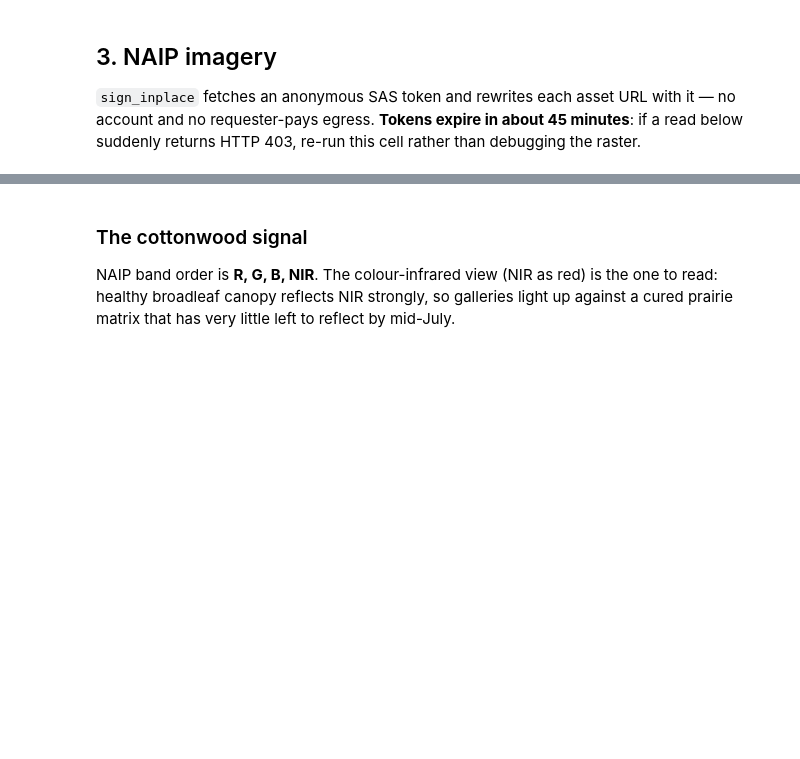
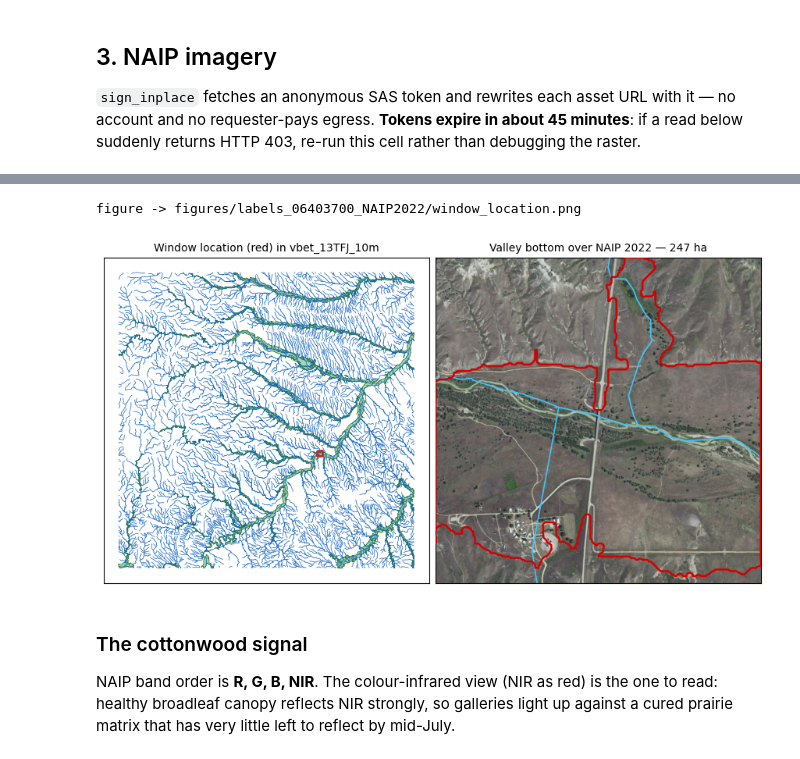
Before and after one commit to CU-ESIIL/Public-Observing-Unci-Maka, a Jupyter notebook: notebooks/PineRidge/03_NAIP_Segmentation_Labels.ipynb, the cells around one changed output, grey strips where cells are left out. Saved outputs shown, nothing was run; the diff lists cells and outputs as text; code cells hidden in the pictures; blank space fills up the shorter version.

```diff
--- a/notebooks/PineRidge/03_NAIP_Segmentation_Labels.ipynb
+++ b/notebooks/PineRidge/03_NAIP_Segmentation_Labels.ipynb
@@ -115,9 +118,9 @@ year, or the full 13TFJ tile is an edit here and nowhere else.
 # ---- Which VBET run supplies the valley bottom ----
 # "smoketest_redshirt" is the 20 x 20 km box from 01s and is what exists today.
 # When Phase 1b finishes set this to "vbet_13TFJ"; nothing else in this notebook changes.
-VBET_RUN   = "smoketest_redshirt"
+VBET_RUN   = "vbet_13TFJ_10m"
 VBET_DIR   = DATA_DIR / VBET_RUN
-VBET_RES_M = 30                      # resolution the VBET rasters were built at
+VBET_RES_M = 10                      # resolution the VBET rasters were built at
 
 # ---- The analysis window ----
 # NAIP at 60 cm is ~2,800 pixels per km per band, so we work a window at a time.
@@ -310,3 +338,33 @@ print(f"Chip: {naip.shape} {naip.dtype} — {H * W / 1e6:.1f} M pixels in {READ_
+# %%
+VALLEY_FILL_ALPHA = 0.0        # 0 = outline only; try 0.25 for a translucent fill
+
+fig, (a1, a2) = plt.subplots(1, 2, figsize=(8.5, 4.6), constrained_layout=True)
+
+# Left: the whole VBET extent, for context — no imagery needed.
+valley.plot(ax=a1, facecolor="#A5D6A7", edgecolor="#2E7D32", linewidth=0.5)
+flowlines.plot(ax=a1, color="#1565C0", linewidth=0.5)
+window_gdf.to_crs(valley.crs).boundary.plot(ax=a1, color="#C62828", linewidth=2)
+a1.set_title(f"Window location (red) in {VBET_RUN}", fontsize=10)
+a1.set_aspect("equal")
+
+# Right: the window itself, over NAIP.
+a2.imshow(np.moveaxis(naip[:3], 0, -1), extent=EXTENT)
+if VALLEY_FILL_ALPHA:
+    v_win.plot(ax=a2, facecolor="#A5D6A7", edgecolor="none",
+               alpha=VALLEY_FILL_ALPHA, zorder=2)
+v_win.boundary.plot(ax=a2, color="#D50000", linewidth=1.8, zorder=4)
+f_win.plot(ax=a2, color="#40C4FF", linewidth=1.2, zorder=3)
+# Geometry can push the axes past the chip; pin them back to the imagery.
+a2.set_xlim(EXTENT[0], EXTENT[1]); a2.set_ylim(EXTENT[2], EXTENT[3])
+a2.set_title(f"Valley bottom over NAIP {YEAR} — {v_win.area.sum() / 1e4:.0f} ha", fontsize=10)
+
+for a in (a1, a2):
+    a.set_xticks([]); a.set_yticks([])
+savefig("window_location")
+plt.show()
+# %% [output]
+figure -> figures/labels_06403700_NAIP2022/window_location.png
+[figure, added]
 # %% [markdown]
 ### The cottonwood signal
 
```
Also changed, not shown: parts of 23 cells of this notebook, 10 other files.
